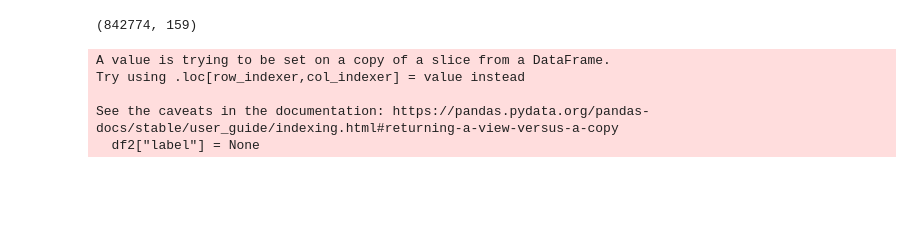
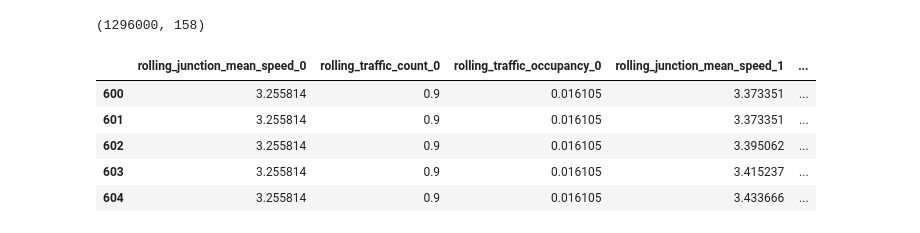
Before and after one commit to MPSLab-ASU/IncidentNet, a Jupyter notebook: city_scale/xgboost/test_results.ipynb, the cells around one changed output. Cells and saved outputs as stored; diff of their text form; code cells hidden in the pictures; blank space fills up the shorter version.

```diff
--- a/city_scale/xgboost/test_results.ipynb
+++ b/city_scale/xgboost/test_results.ipynb
@@ -20,2 +122,2 @@ df = pd.read_csv("/home/local/ASURITE/speddira/dev/traffic_sense_net/city_scale/
 # %%
-df =df .drop(["Unnamed: 0"],axis=1)
+df =df .drop(["Unnamed: 0", "step"],axis=1)
@@ -34,30 +124,23 @@ df2.head()
 # %%
 df.shape
 # %% [output]
-(842774, 159)
+(1296000, 158)
 # %%
 def standardize(col):
    return (col - col.mean()) / col.std()
 # %%
-incident_category = ["stalled_vehicle","multi_vehicle_collision"]
-df2["label"] = None
-for category in incident_category:
-# Find rows where incident_edge is in the current set of edges
-    mask = df2['incident_type'] == category
-# Set the appropriate label column to 1 for these rows
-    if category ==  "stalled_vehicle":
-        df2.loc[mask, 'label'] = 0
-    else:
-        df2.loc[mask, 'label'] = 1
+# df = df[df["accident_label"] == True]
+# df['label'] = None
+# df =df.fillna(-1)
 
-Y = df2["label"]
-X = df2.drop(["step","incident_edge","incident_start_time","incident_type","accident_id","accident_duration","incident_lane","accident_label","label"],axis=1)
+# for category, edges in road_name_edge_id.items():
+# # Find rows where incident_edge is in the current set of edges
+#     mask = df['incident_edge'].isin(edges)
+# # Set the appropriate label column to 1 for these rows
+#     df.loc[mask, 'label'] = category-1  # Adjusted index by -1 for zero-based indexing
+
+# Y = df["label"]
 
 
-X = X.apply(standardize)
+
+# X = df.drop(["incident_edge","incident_start_time","incident_type","accident_id","accident_duration","incident_lane","accident_label","label"],axis=1)
-# %% [output]
-A value is trying to be set on a copy of a slice from a DataFrame.
-Try using .loc[row_indexer,col_indexer] = value instead
-
-See the caveats in the documentation: https://pandas.pydata.org/pandas-docs/stable/user_guide/indexing.html#returning-a-view-versus-a-copy
-  df2["label"] = None
@@ -63,0 +149,9 @@ See the caveats in the documentation: https://pandas.pydata.org/pandas-docs/stab
+# %%
+df.head()
+# %% [output]
+|  | rolling_junction_mean_speed_0 | rolling_traffic_count_0 | rolling_traffic_occupancy_0 | rolling_junction_mean_speed_1 | ... |
+| 600 | 3.255814 | 0.9 | 0.016105 | 3.373351 | ... |
+| 601 | 3.255814 | 0.9 | 0.016105 | 3.373351 | ... |
+| 602 | 3.255814 | 0.9 | 0.016105 | 3.395062 | ... |
+| 603 | 3.255814 | 0.9 | 0.016105 | 3.415237 | ... |
+| 604 | 3.255814 | 0.9 | 0.016105 | 3.433666 | ... |
```
Also changed, not shown: parts of 15 cells of this notebook, 15 other files.
